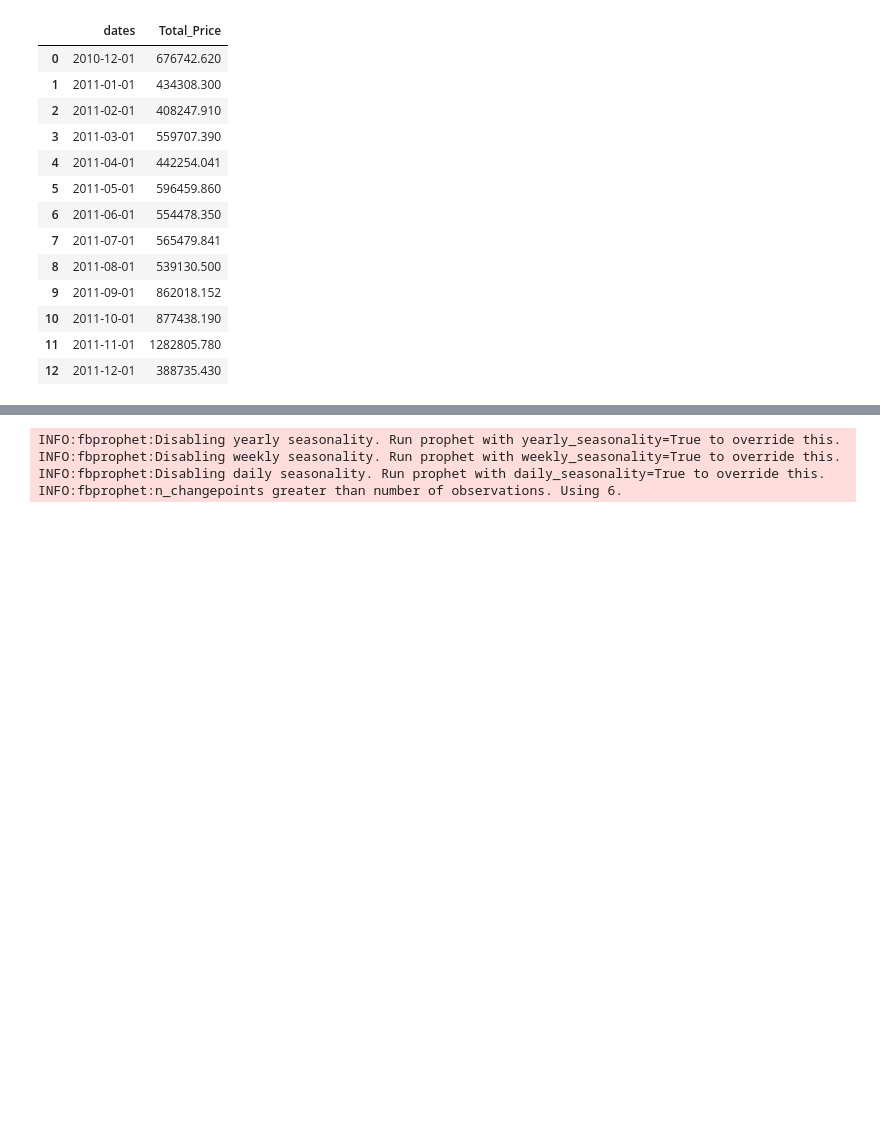
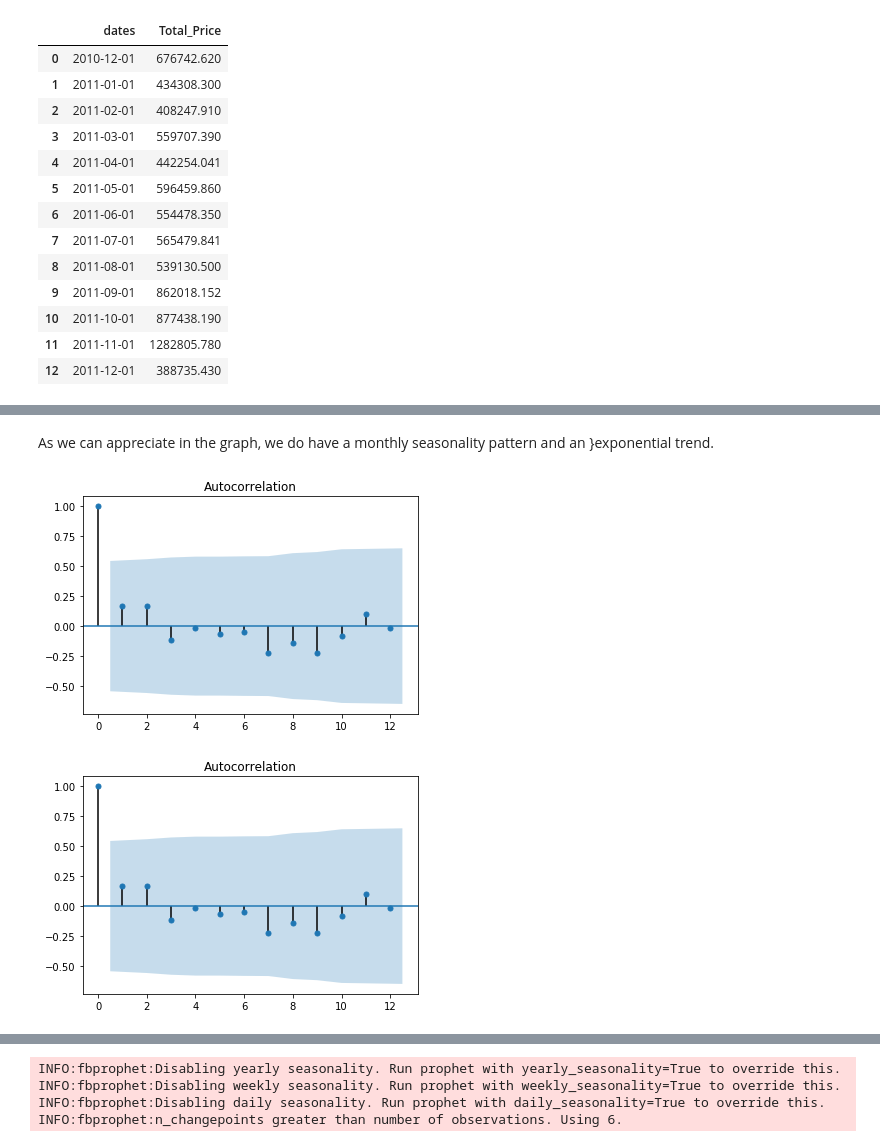
Before and after one commit to nonameforpirate/businessAnalysis, a Jupyter notebook: BusinessAnalysis.ipynb, the cells around one changed output, grey strips where cells are left out. Cells and saved outputs as stored; diff of their text form; code cells hidden in the pictures; blank space fills up the shorter version.

```diff
--- a/BusinessAnalysis.ipynb
+++ b/BusinessAnalysis.ipynb
@@ -745,0 +757,8 @@ uk_for
+# %% [markdown]
+As we can appreciate in the graph, we do have a monthly seasonality pattern and an }exponential trend.
+# %%
+#Auto-correlation function.
+plot_acf(uk_for['Total_Price'], lags = 12)
+# %% [output]
+[figure, added]
+[figure, added]
```
Also changed, not shown: parts of 53 cells of this notebook.
